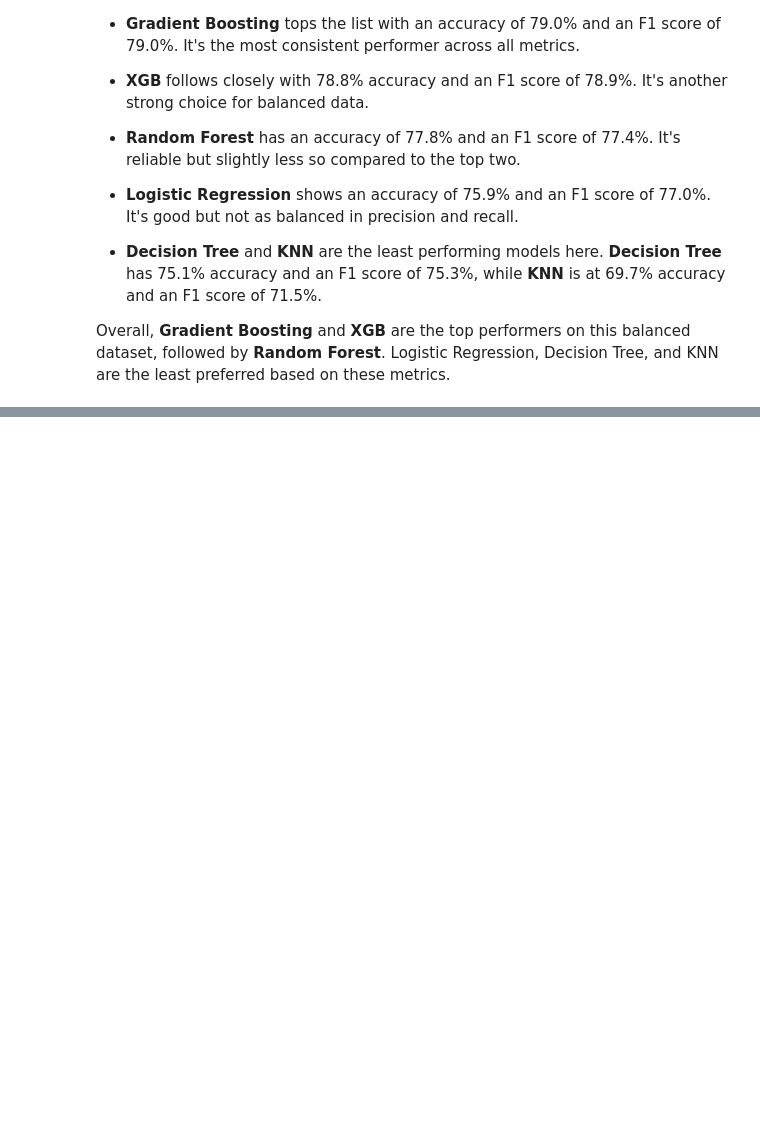
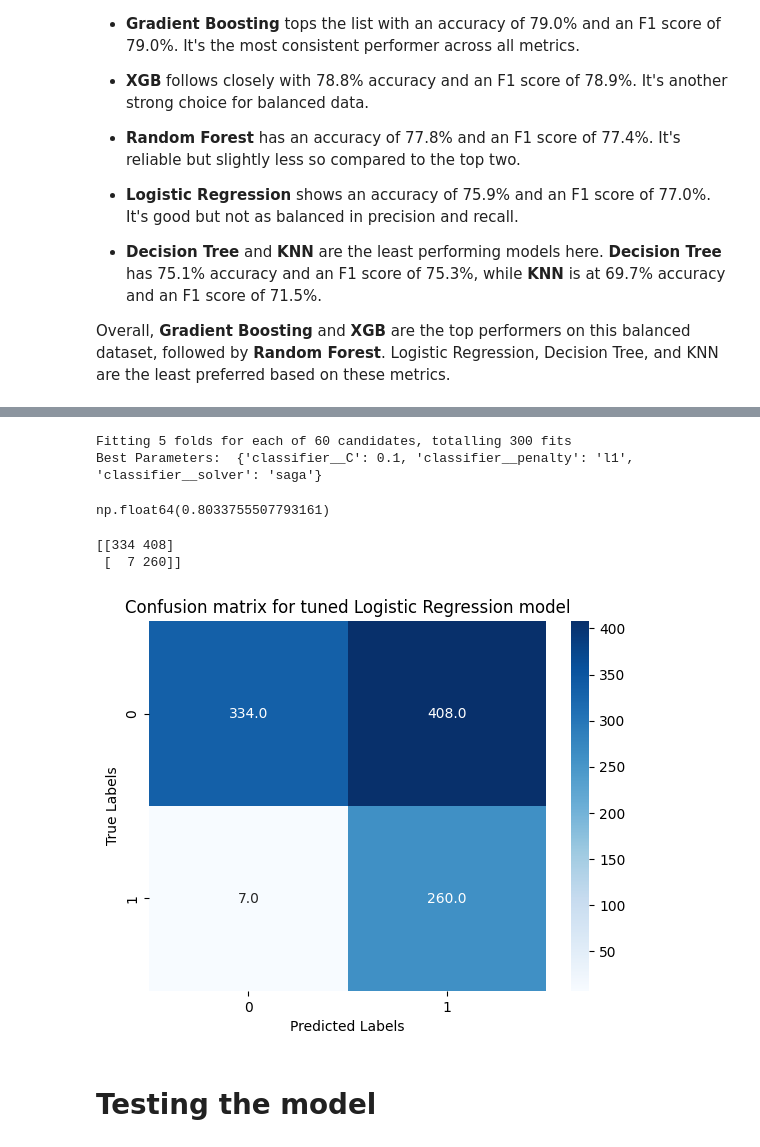
Before and after one commit to Caroline-Jerop/Customer-churn-Analysis, a Jupyter notebook: notebook/main.ipynb, the cells around one changed output, grey strips where cells are left out. Drawn from its saved outputs; the diff is of its cells as text; code cells hidden in the pictures; blank space fills up the shorter version.

```diff
--- a/notebook/main.ipynb
+++ b/notebook/main.ipynb
@@ -1313,0 +1512,50 @@ Overall, **Gradient Boosting** and **XGB** are the top performers on this balanc
+# %%
+# Define the parameter grid for GridSearchCV
+param_grid = {
+    'classifier__C': [0.001, 0.01, 0.1, 1, 10, 100],
+    'classifier__penalty': ['l1', 'l2'],
+    'classifier__solver': ['newton-cg', 'lbfgs', 'liblinear', 'sag', 'saga']
+}
+
+# Initialize GridSearchCV
+grid_search_LR= GridSearchCV(best_logistic_regression_model, param_grid, cv=5, verbose=1, n_jobs=-1)
+
+# Assuming X_train and y_train are your training data
+grid_search_LR.fit(X_train, y_train_encoded)
+
+# Print the best parameters
+print("Best Parameters: ", grid_search_LR.best_params_)
+# %% [output]
+Fitting 5 folds for each of 60 candidates, totalling 300 fits
+Best Parameters:  {'classifier__C': 0.1, 'classifier__penalty': 'l1', 'classifier__solver': 'saga'}
+# %%
+# Best score
+grid_search_LR.best_score_
+# %% [output]
+np.float64(0.8033755507793161)
+# %%
+best_model_LR = grid_search_LR.best_estimator_
+
+# Make predictions on the test set
+y_pred_proba = best_model_LR.predict_proba(X_test)[:, 1]
+
+# Apply the specified threshold to convert probabilities to binary predictions
+predictions = (y_pred_proba > LR_threshold).astype(int)
+
+# Compute the confusion matrix
+threshold_matrix = confusion_matrix(y_test_encoded, predictions)
+print(threshold_matrix)
+# %% [output]
+[[334 408]
+ [  7 260]]
+# %%
+# visualize confusion matrix
+sns.heatmap(threshold_matrix, annot=True, fmt='.1f', cmap='Blues')
+plt.title("Confusion matrix for tuned Logistic Regression model")
+plt.xlabel('Predicted Labels')
+plt.ylabel('True Labels')
+plt.show()
+# %% [output]
+[figure, added]
+# %% [markdown]
+# Testing the model
```
Also changed, not shown: parts of 35 cells of this notebook, 5 other files.
